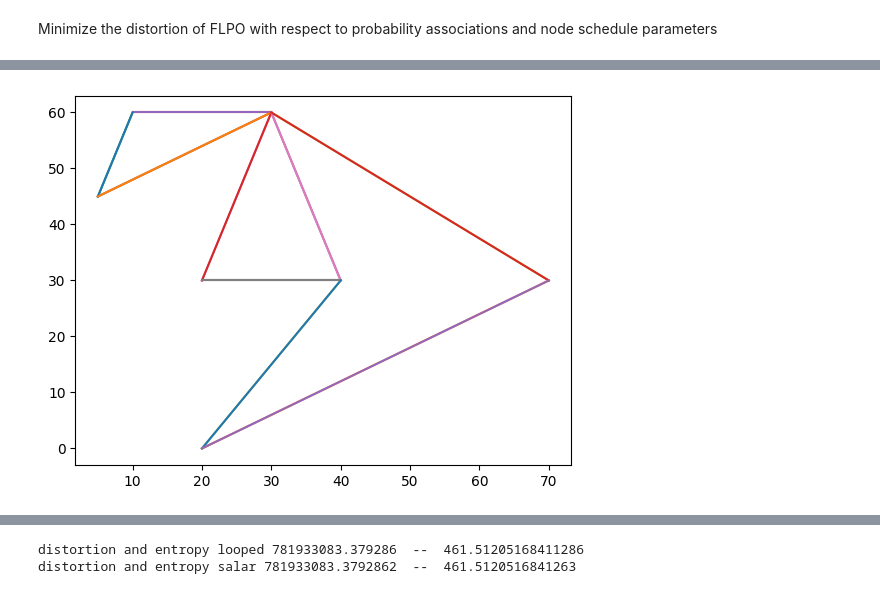
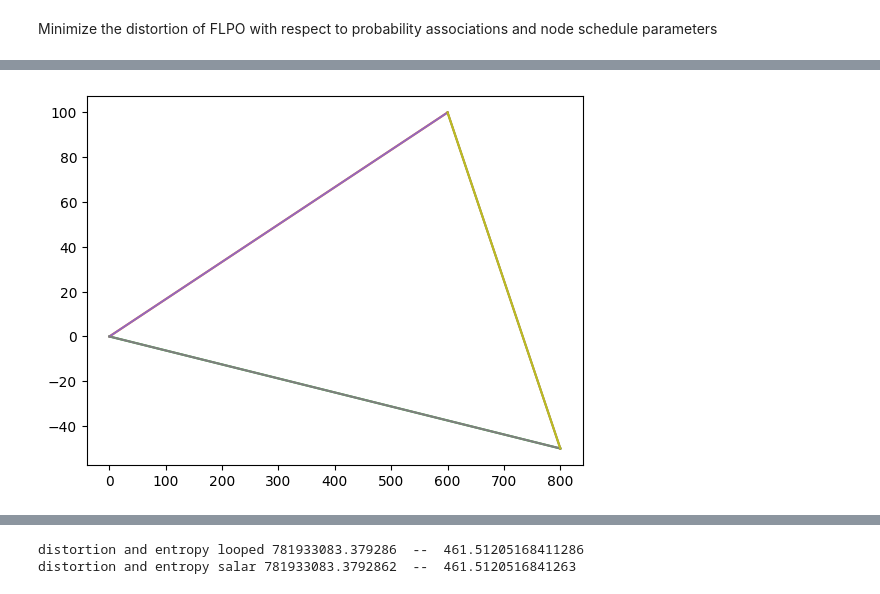
Before and after one commit to dt-1729/NASA_ULI, a Jupyter notebook: ULI_scipy_penalty_matricized.ipynb, the cells around one changed output, grey strips where cells are left out. Cells and saved outputs as stored; diff of their text form; code cells hidden in the pictures.

```diff
--- a/ULI_scipy_penalty_matricized.ipynb
+++ b/ULI_scipy_penalty_matricized.ipynb
@@ -778,47 +778,47 @@ Minimize the distortion of FLPO with respect to probability associations and nod
 # %%
 # initialize variables
 N = 1 # number of vehicles
-M = 7 # number of nodes
+M = 3 # number of nodes
 
 # initialize an adjacency matrix to define paths between the nodes
 
 # Adj_mat = np.ones([M+1, M+1])
 
+# Adj_mat = np.array([
+#     [0, 1, 1, 0, 0, 0, 0, 1],
+#     [1, 0, 1, 1, 1, 0, 1, 1],
+#     [1, 1, 0, 0, 0, 0, 0, 1],
+#     [0, 1, 0, 0, 1, 0, 0, 1],
+#     [0, 1, 0, 1, 0, 1, 0, 1],
+#     [0, 0, 0, 0, 1, 0, 1, 1],
+#     [0, 1, 0, 0, 0, 1, 0, 1],
+#     [0, 0, 0, 0, 0, 0, 0, 1]
+# ])
+
 Adj_mat = np.array([
-    [0, 1, 1, 0, 0, 0, 0, 1],
-    [1, 0, 1, 1, 1, 0, 1, 1],
-    [1, 1, 0, 0, 0, 0, 0, 1],
-    [0, 1, 0, 0, 1, 0, 0, 1],
-    [0, 1, 0, 1, 0, 1, 0, 1],
-    [0, 0, 0, 0, 1, 0, 1, 1],
-    [0, 1, 0, 0, 0, 1, 0, 1],
-    [0, 0, 0, 0, 0, 0, 0, 1]
+    [0, 1, 1, 1],
+    [1, 0, 1, 1],
+    [1, 1, 0, 1],
+    [0, 0, 0, 1]
 ])
-
-# Adj_mat = np.array([
-#     [0, 1, 1, 1],
-#     [1, 0, 1, 1],
-#     [1, 1, 0, 1],
-#     [0, 0, 0, 1]
-# ])
 
 # define the node locations
 # node_lcn = np.arange(200).reshape((M, 2))
-node_lcn = 10*np.array([
-    [1, 6],
-    [3, 6],
-    [0.5, 4.5],
-    [2, 3],
-    [4, 3],
-    [2, 0],
-    [7, 3]
+# node_lcn = 10*np.array([
+#     [1, 6],
+#     [3, 6],
+#     [0.5, 4.5],
+#     [2, 3],
+#     [4, 3],
+#     [2, 0],
+#     [7, 3]
+# ])
+
+node_lcn = np.array([
+    [0, 0],
+    [600, 100],
+    [800, -50]
 ])
-
-# node_lcn = np.array([
-#     [0, 0],
-#     [600, 100],
-#     [800, -50]
-# ])
 
 # define the speed limits for every vehicle
 speed_lim = np.array([
@@ -827,7 +827,7 @@ speed_lim = np.array([
 
 # initial and final nodes of all the uavs (dimension = N)
 init_nodes = [1]
-stop_nodes = [7]
+stop_nodes = [3]
 
 # initialize annealing parameter
 beta = 0.001
@@ -867,6 +867,6 @@ for i in flpo.node_id:
 
  -- Node Locations --
-[figure, old version]
+[figure, new version]
 # %%
 # initialize probability associations and time schedule parameters
 
```
Also changed, not shown: parts of 4 cells of this notebook, 6 other files.
